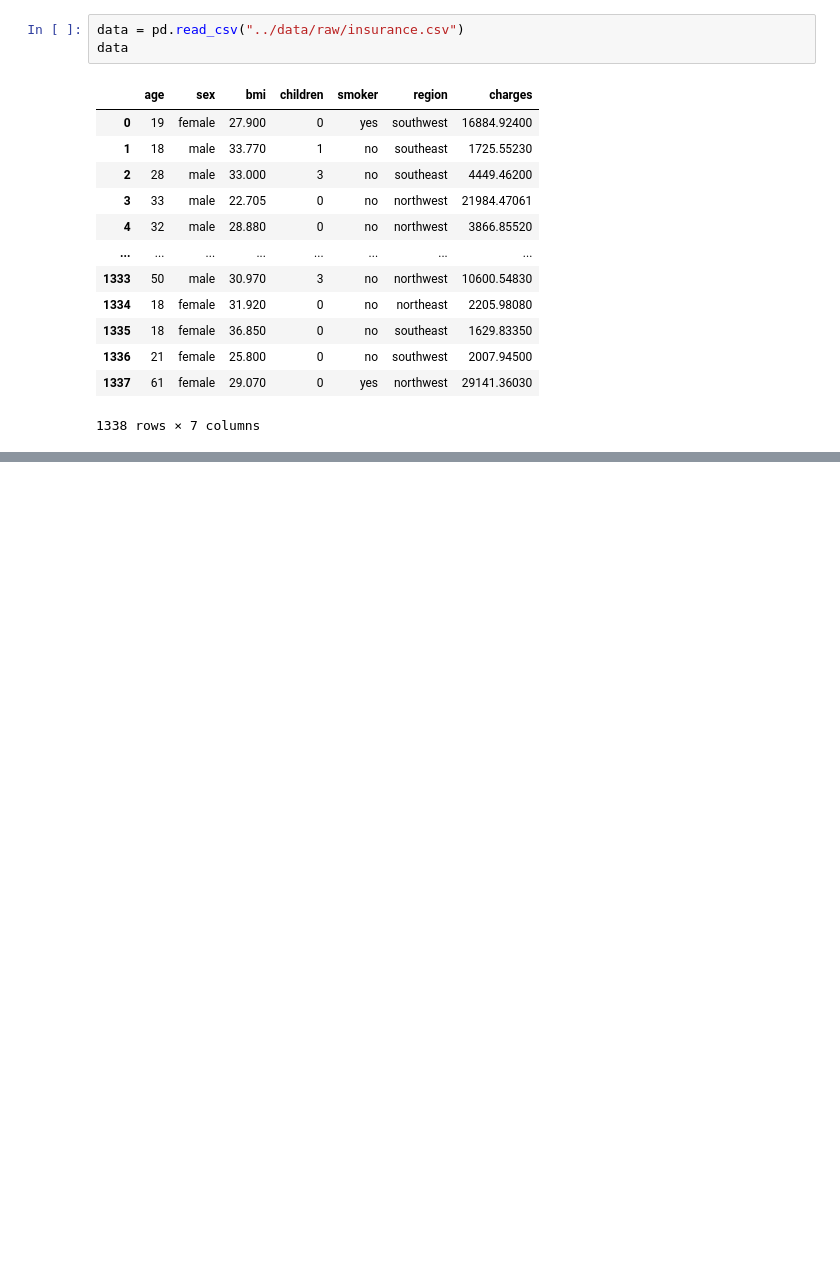
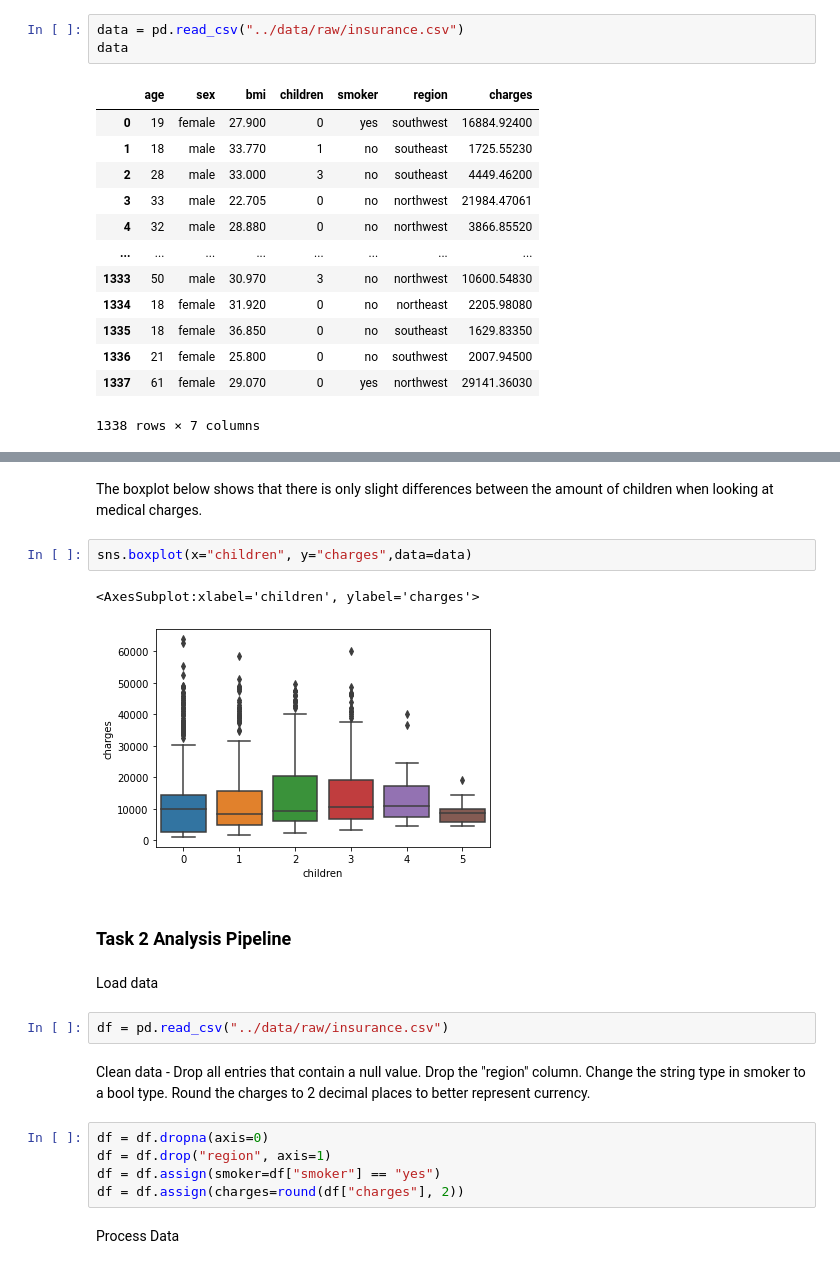
Before and after one commit to data301-2021-winter1/project-group10-project, a Jupyter notebook: notebooks/analysis2.ipynb, the cells around one changed output, grey strips where cells are left out. Saved outputs shown, nothing was run; the diff lists cells and outputs as text; blank space fills up the shorter version.

Commit message:
Finished task 1 and 2, with good progress on task 3

```diff
--- a/notebooks/analysis2.ipynb
+++ b/notebooks/analysis2.ipynb
@@ -26,0 +135,23 @@ data
+# %% [markdown]
+The boxplot below shows that there is only slight differences between the amount of children when looking at medical charges.
+# %%
+sns.boxplot(x="children", y="charges",data=data)
+# %% [output]
+<AxesSubplot:xlabel='children', ylabel='charges'>
+[figure, added]
+# %% [markdown]
+### Task 2 Analysis Pipeline
+# %% [markdown]
+Load data
+# %%
+df = pd.read_csv("../data/raw/insurance.csv")
+# %% [markdown]
+Clean data -
+Drop all entries that contain a null value. Drop the "region" column. Change the string type in smoker to a bool type. Round the charges to 2 decimal places to better represent currency.
+# %%
+df = df.dropna(axis=0)
+df = df.drop("region", axis=1)
+df = df.assign(smoker=df["smoker"] == "yes")
+df = df.assign(charges=round(df["charges"], 2))
+# %% [markdown]
+Process Data
```
Also changed, not shown: parts of 27 cells of this notebook, 1 other file.
